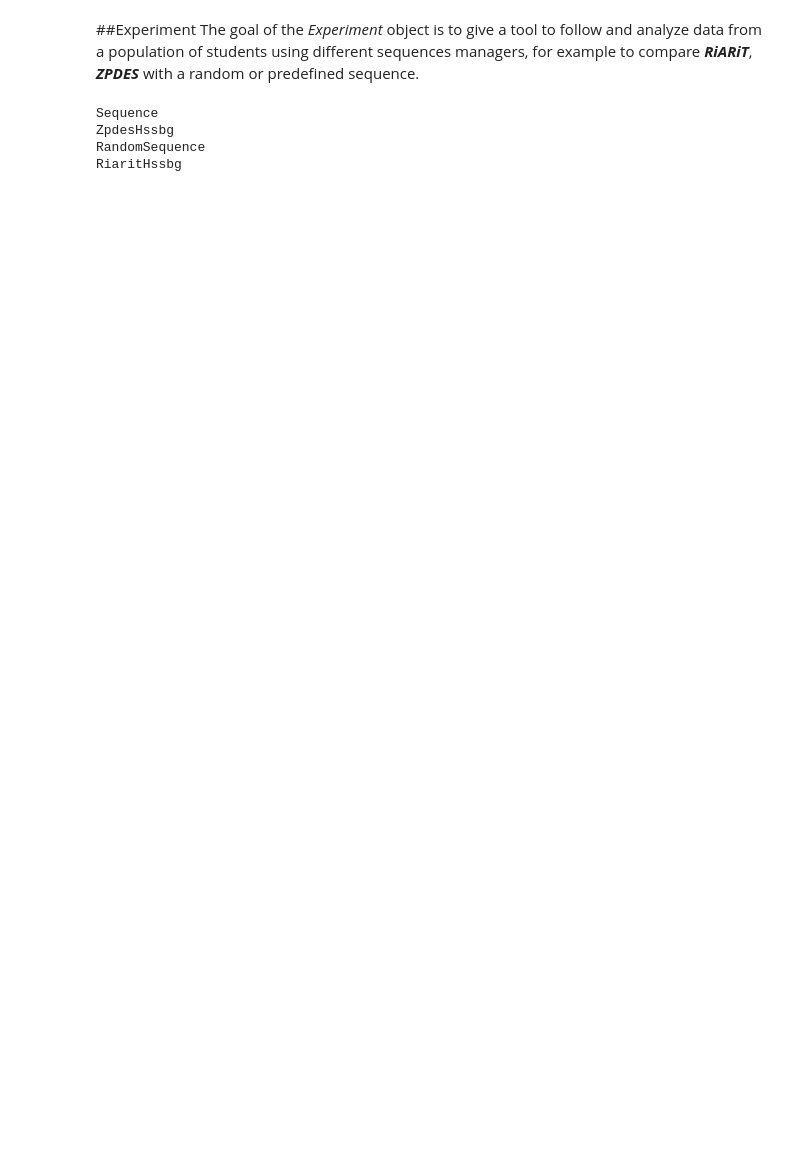
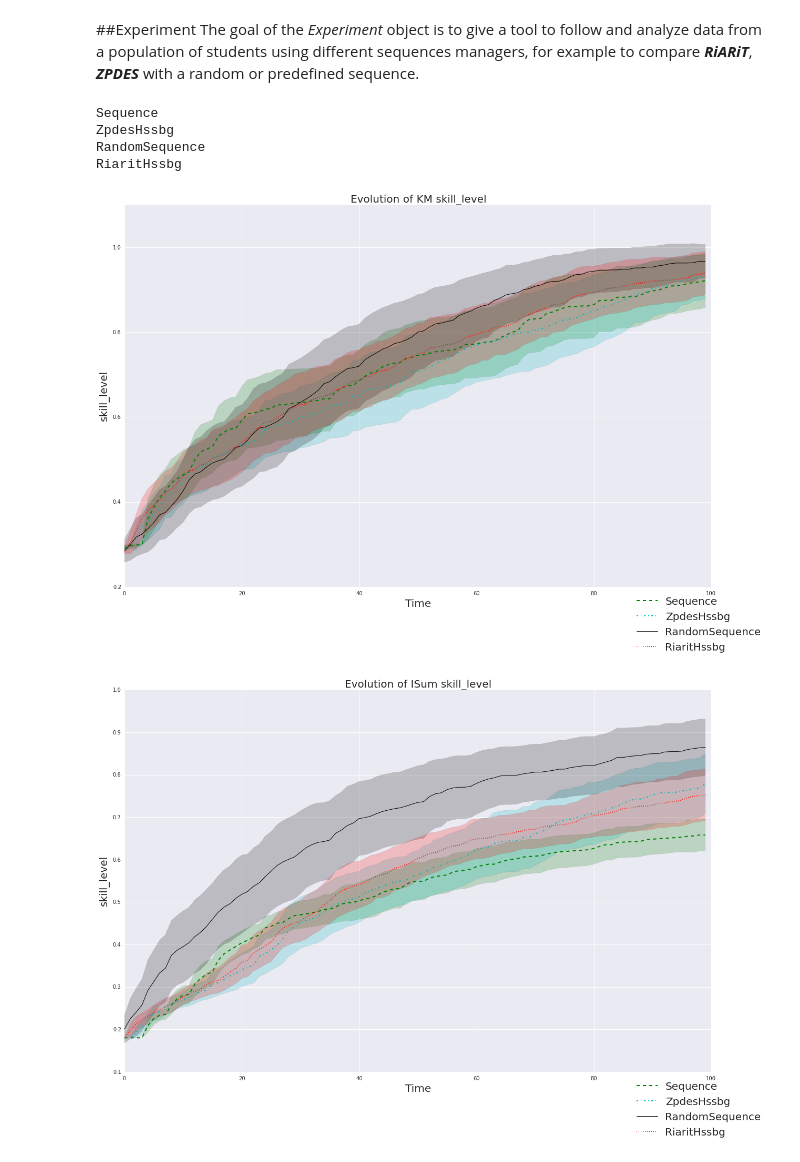
Before and after one commit to edlee123/kidlearn, a Jupyter notebook: notebooks/KidlearnStarter/KidlearnStarter.ipynb, the cells around one changed output. Cells and saved outputs as stored; diff of their text form; code cells hidden in the pictures; blank space fills up the shorter version.

Commit message:
Added some graph

```diff
--- a/notebooks/KidlearnStarter/KidlearnStarter.ipynb
+++ b/notebooks/KidlearnStarter/KidlearnStarter.ipynb
@@ -101,16 +103,32 @@ The goal of the *Experiment* object is to give a tool to follow and analyze data
 # %%
 xp = k_lib.experimentation.Experiment(params_file="experiment_expe")
 # %%
-xp.run()
+xp.run(200)
 # %% [output]
 Sequence
 ZpdesHssbg
 RandomSequence
 RiaritHssbg
 # %%
-import graph_lib as graph
-
 for seq_name,group in xp._groups.items():
 
         data = group[0].get_ex_repartition_time(100)
-        graph.kGraph.plot_cluster_lvl_sub([data],100,100, title = "%s \nStudent distribution per erxercices type over time" % ("test"),path = "experiments/graphics/", ref = "clust_xseq_global_%s" % (seq_name),legend = ["M1","M2","M3","M4","M5","M6","R1","R2","R3","R4","MM1","MM2","MM3","MM4","RM1","RM2","RM3","RM4"],dataToUse = range(len([data])))
+        show = 1 # graphs are saved in "path", replace show = 0 to not see the graph,
+        graph.kGraph.plot_cluster_lvl_sub([data],100,100, title = "%s \nStudent distribution per erxercices type over time" % (seq_name),path = "experiments/graphics/", ref = "clust_xseq_global_%s" % (seq_name),legend = ["M1","M2","M3","M4","M5","M6","R1","R2","R3","R4","MM1","MM2","MM3","MM4","RM1","RM2","RM3","RM4"],dataToUse = range(len([data])), show=show)
+# %%
+reload(graph)
+seaborn.set_style("darkgrid")
+skill_labels = ["KM","ISum","Isub","ID","DSum","DSub","DD"]
+for k in range(len(skill_labels)):
+    mean_data = []
+    std_data = []
+    for seq_name,group in xp._groups.items():
+
+            data = [group[0].get_students_level(time = x, kc = k) for x in range(100)]
+            mean_data.append([np.mean(data[x]) for x in range(len(data))])
+            std_data.append([np.std(data[x]) for x in range(len(data))])
+
+    graph.kGraph.draw_curve([mean_data], labels = [xp._groups.keys()], nb_ex = len(data), typeData = "skill_level", type_data_spe = skill_labels[k] ,ref = skill_labels[k], markers = None, colors = [["green","#00BBBB","black",'#FF0000'],["green","#00BBBB","black",'#FF0000']], line_type = ['dashed','dashdot','solid',"dotted"], legend_position = 3, std_data = [std_data])
+# %% [output]
+[figure, added]
+[figure, added]
```
Also changed, not shown: parts of 7 cells of this notebook, 3 other files.
